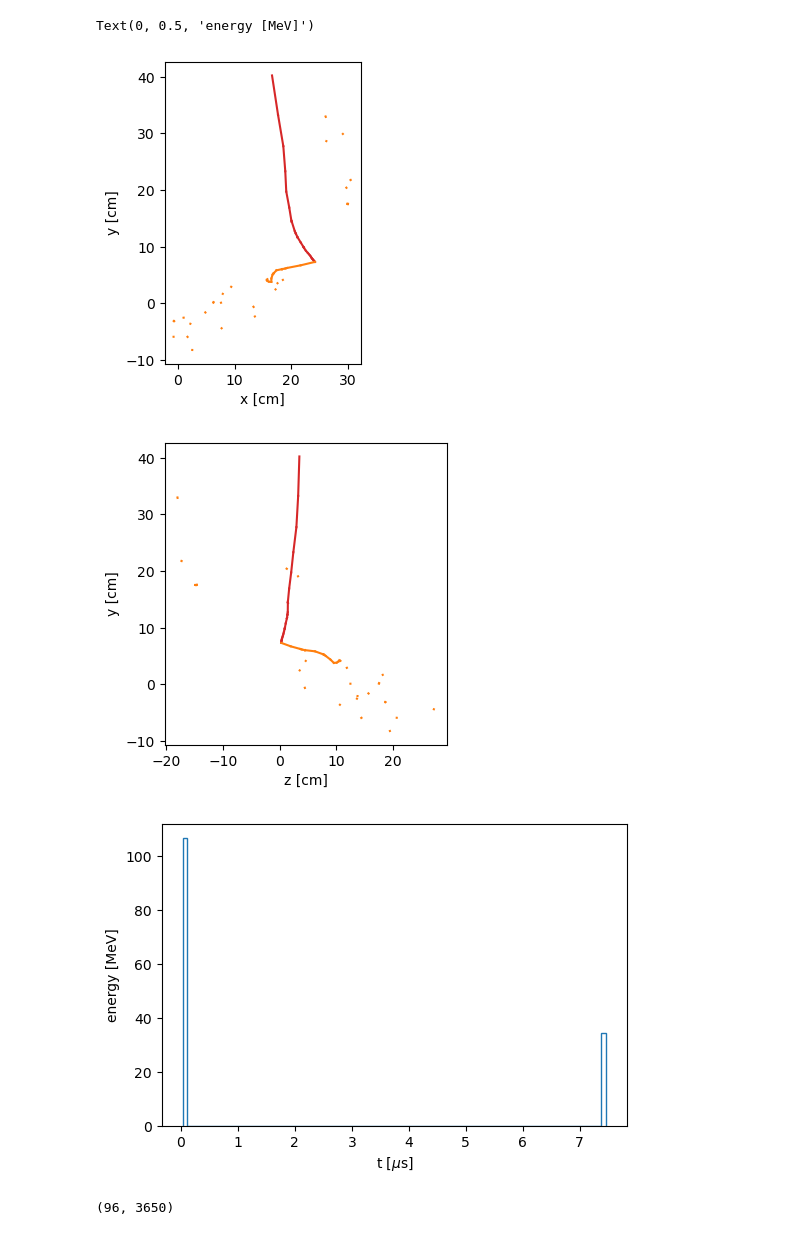
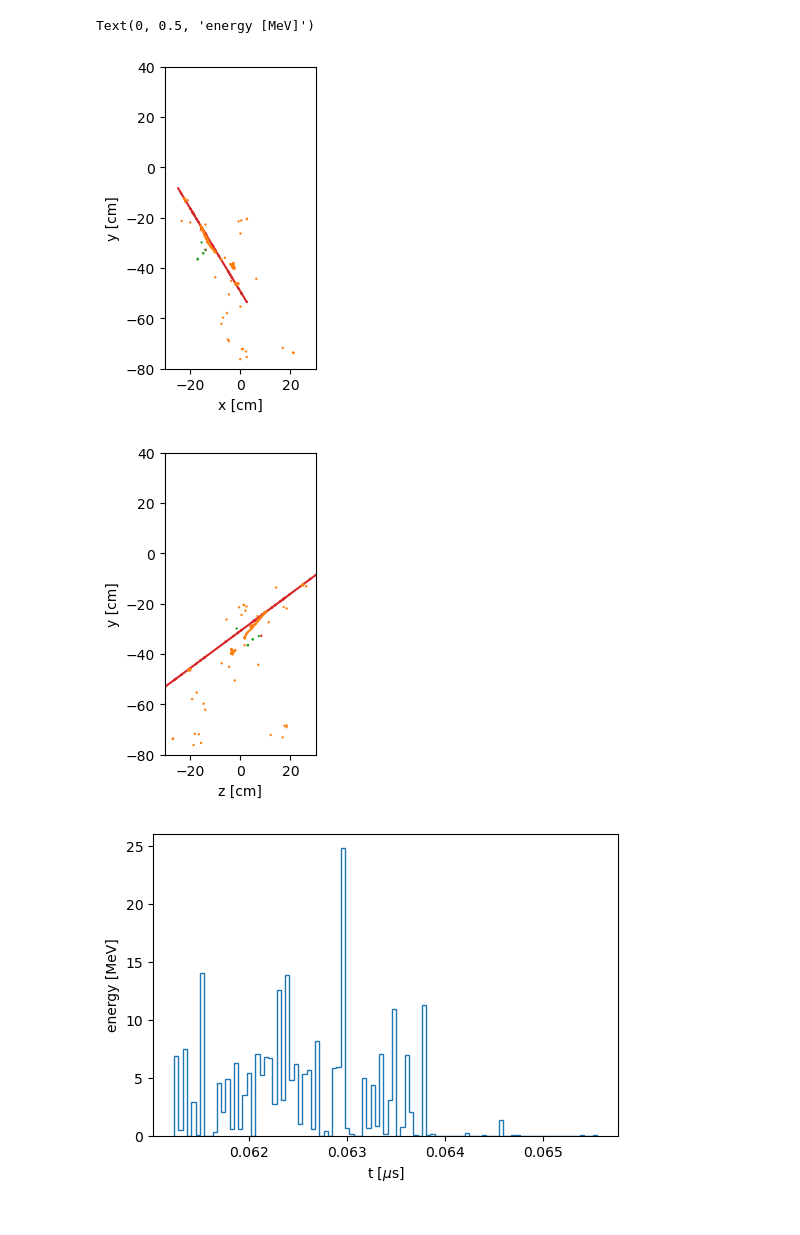
Before and after one commit to DUNE/larnd-sim, a Jupyter notebook: examples/Light signals.ipynb, the cells around one changed output. Saved outputs shown, nothing was run; the diff lists cells and outputs as text; code cells hidden in the pictures.

Commit message:
Handle case when no light signals

```diff
--- a/examples/Light signals.ipynb
+++ b/examples/Light signals.ipynb
@@ -12,7 +12,7 @@ from cupy.cuda.nvtx import RangePush, RangePop
 import fire
 import h5py
 
-from numba.cuda import device_array
+from numba.cuda import device_array, to_device
 from numba.cuda.random import create_xoroshiro128p_states
 
 from tqdm import tqdm
@@ -34,13 +34,13 @@ def swap_coordinates(tracks):
     Returns:
         :obj:`numpy.ndarray`: tracks with swapped axes.
     """
-    x_start = np.copy(tracks['x_start'] )
-    x_end = np.copy(tracks['x_end'])
-    x = np.copy(tracks['x'])
+    x_start = tracks['x_start'].copy()
+    x_end = tracks['x_end'].copy()
+    x = tracks['x'].copy()
 
-    tracks['x_start'] = np.copy(tracks['z_start'])
-    tracks['x_end'] = np.copy(tracks['z_end'])
-    tracks['x'] = np.copy(tracks['z'])
+    tracks['x_start'] = tracks['z_start'].copy()
+    tracks['x_end'] = tracks['z_end'].copy()
+    tracks['x'] = tracks['z'].copy()
 
     tracks['z_start'] = x_start
     tracks['z_end'] = x_end
@@ -261,5 +258,9 @@ plt.legend()
 # %%
-ievd = 2598
+# ievd = 2598
+# ievd = 1641
+# ievd = 1840
+# ievd = 2153
+ievd = 11
 # %%
 # copy paste from simulate_pixels.py
 
@@ -428,33 +441,37 @@ for itrk in tqdm(range(0, evt_tracks.shape[0], BATCH_SIZE), desc='  Simulating e
 # %%
 plt.figure(dpi=100)
 for t in selected_tracks:
     plt.plot([t['x_start'], t['x_end']],
              [t['y_start'], t['y_end']],
              color=f'C{int(abs(t["pdgId"]))}')
 plt.xlabel('x [cm]')
 plt.ylabel('y [cm]')
 plt.gca().set_aspect('equal')
+plt.xlim(-30,30)
+plt.ylim(-80,40)
 
 plt.figure(dpi=100)
 for t in selected_tracks:
     plt.plot([t['z_start'], t['z_end']],
              [t['y_start'], t['y_end']],
              color=f'C{int(abs(t["pdgId"]))}')
 plt.xlabel('z [cm]')
 plt.ylabel('y [cm]')
 plt.gca().set_aspect('equal')
+plt.xlim(-30,30)
+plt.ylim(-80,40)
 
 plt.figure(dpi=100)
 plt.hist(selected_tracks['t0'], weights=selected_tracks['dE'],
          histtype='step',
          bins=np.linspace(selected_tracks['t0'].min(), selected_tracks['t0'].max(), 100))
 plt.xlabel(r't [$\mu$s]')
 plt.ylabel('energy [MeV]')
 # plt.xlim(0,1)
 # %% [output]
 Text(0, 0.5, 'energy [MeV]')
-[figure, old version]
+[figure, new version]
-[figure, old version]
+[figure, new version]
-[figure, old version]
+[figure, new version]
 # %%
 RangePush("sum_light_signals")
@@ -468,10 +485,6 @@ BPG = (ceil(light_sample_inc.shape[0] / TPB[0]),
 light_sim.sum_light_signals[BPG, TPB](selected_tracks, track_light_voxel[itrk:itrk+BATCH_SIZE], light_inc,
                                       lut, light_t_start, light_sample_inc)
 RangePop()
-# %%
-light_sample_inc.shape
-# %% [output]
-(96, 3650)
 # %%
 from mpl_toolkits.axes_grid.inset_locator import inset_axes, mark_inset
 
```
Also changed, not shown: parts of 22 cells of this notebook, 2 other files.
